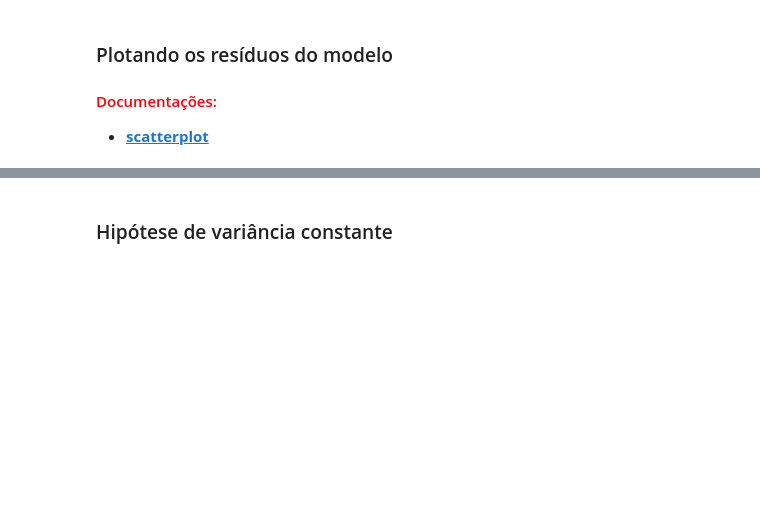
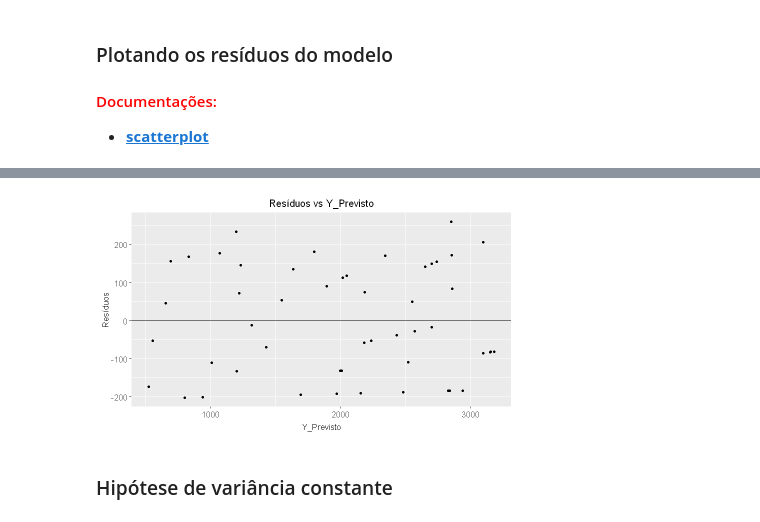
Before and after one commit to Jeidsan/estatistica-com-r, a Jupyter notebook: 4. Estatística com R - correlação e regressão/2. Aula.ipynb, the cells around one changed output, grey strips where cells are left out. Saved outputs shown, nothing was run; the diff lists cells and outputs as text; code cells hidden in the pictures; blank space fills up the shorter version.

```diff
--- a/4. Estatística com R - correlação e regressão/2. Aula.ipynb
+++ b/4. Estatística com R - correlação e regressão/2. Aula.ipynb
@@ -811,17 +983,19 @@ ggplot(data = *, aes(x = *, y = *) +
 # %%
-ggplot(data = *, aes(x = *, y = *)) +
+ggplot(data = dataset, aes(x = Y_previsto, y = Residuos)) +
     geom_hline(yintercept = 0, color = 'black') +
     geom_point(size = 1.5, stroke = 0) +
     xlab("Y_Previsto") +
     ylab("Resíduos") +
     ggtitle('Resíduos vs Y_Previsto') +
     theme(
         plot.title=element_text(size = 12, hjust = 0.5),
         axis.title.y=element_text(size = 10, vjust = +0.2),
         axis.title.x=element_text(size = 10, vjust = -0.2),
         axis.text.y=element_text(size = 10),
         axis.text.x=element_text(size = 10),
     )
+# %% [output]
+[figure, added]
 # %% [markdown]
 ### Hipótese de variância constante
 # %% [markdown]
```
Also changed, not shown: parts of 87 cells of this notebook.
